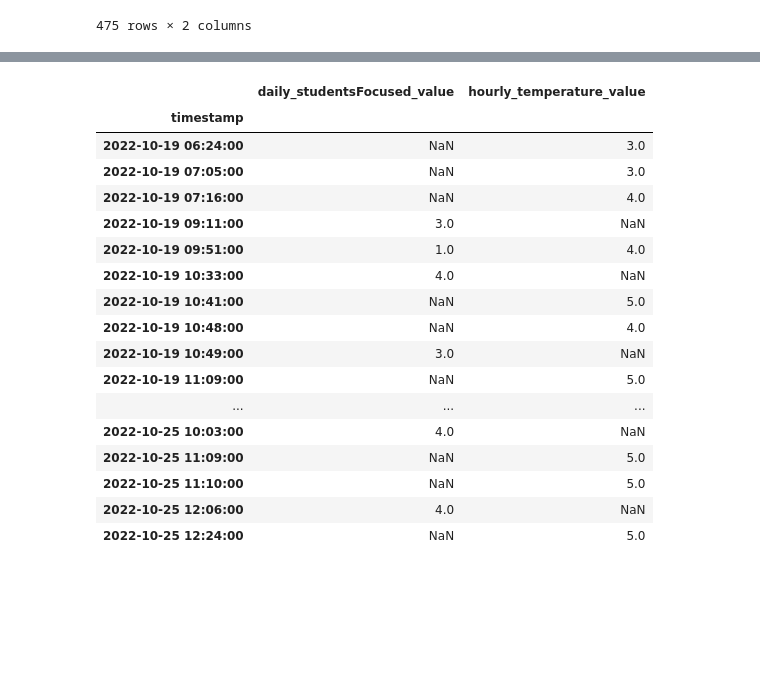
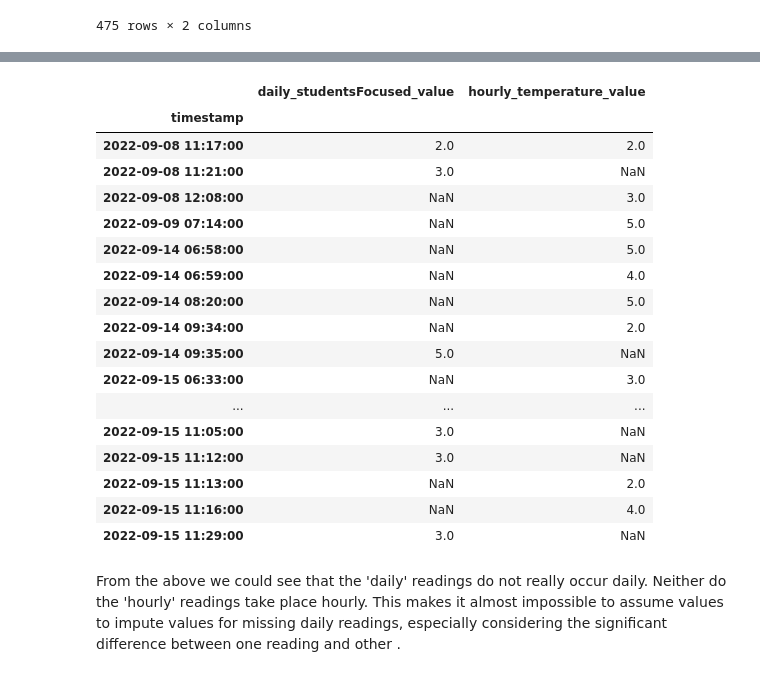
Before and after one commit to tug-cps/SchoolFeedback, a Jupyter notebook: notebooks/aligning_daily_hourly_data.ipynb, the cells around one changed output, grey strips where cells are left out. Cells and saved outputs as stored; diff of their text form; code cells hidden in the pictures; blank space fills up the shorter version.

Commit message:
merging hourly and daily data - conclustions

```diff
--- a/notebooks/aligning_daily_hourly_data.ipynb
+++ b/notebooks/aligning_daily_hourly_data.ipynb
@@ -132,26 +132,28 @@ merged_df = daily_studentsFocused_df.join(hourly_temperature_df,how='outer')
 # %%
 merged_df = merged_df.sort_index()
 # %%
-merged_df[-50:]
+merged_df[:50]
 # %% [output]
 |  | daily_studentsFocused_value | hourly_temperature_value |
 | timestamp |  |  |
-| 2022-10-19 06:24:00 | NaN | 3.0 |
-| 2022-10-19 07:05:00 | NaN | 3.0 |
-| 2022-10-19 07:16:00 | NaN | 4.0 |
-| 2022-10-19 09:11:00 | 3.0 | NaN |
-| 2022-10-19 09:51:00 | 1.0 | 4.0 |
-| 2022-10-19 10:33:00 | 4.0 | NaN |
-| 2022-10-19 10:41:00 | NaN | 5.0 |
-| 2022-10-19 10:48:00 | NaN | 4.0 |
-| 2022-10-19 10:49:00 | 3.0 | NaN |
-| 2022-10-19 11:09:00 | NaN | 5.0 |
+| 2022-09-08 11:17:00 | 2.0 | 2.0 |
+| 2022-09-08 11:21:00 | 3.0 | NaN |
+| 2022-09-08 12:08:00 | NaN | 3.0 |
+| 2022-09-09 07:14:00 | NaN | 5.0 |
+| 2022-09-14 06:58:00 | NaN | 5.0 |
+| 2022-09-14 06:59:00 | NaN | 4.0 |
+| 2022-09-14 08:20:00 | NaN | 5.0 |
+| 2022-09-14 09:34:00 | NaN | 2.0 |
+| 2022-09-14 09:35:00 | 5.0 | NaN |
+| 2022-09-15 06:33:00 | NaN | 3.0 |
 | ... | ... | ... |
-| 2022-10-25 10:03:00 | 4.0 | NaN |
-| 2022-10-25 11:09:00 | NaN | 5.0 |
-| 2022-10-25 11:10:00 | NaN | 5.0 |
-| 2022-10-25 12:06:00 | 4.0 | NaN |
-| 2022-10-25 12:24:00 | NaN | 5.0 |
+| 2022-09-15 11:05:00 | 3.0 | NaN |
+| 2022-09-15 11:12:00 | 3.0 | NaN |
+| 2022-09-15 11:13:00 | NaN | 2.0 |
+| 2022-09-15 11:16:00 | NaN | 4.0 |
+| 2022-09-15 11:29:00 | 3.0 | NaN |
+# %% [markdown]
+From the above we could see that the 'daily' readings do not really occur daily. Neither do the 'hourly' readings take place hourly. This makes it almost impossible to assume values to impute values for missing daily readings, especially considering the significant difference between one reading and other .
 # %%
 def Jitter(values, jitter):
     n = len(values)
```
Also changed, not shown: parts of 3 cells of this notebook, 1 other file.
